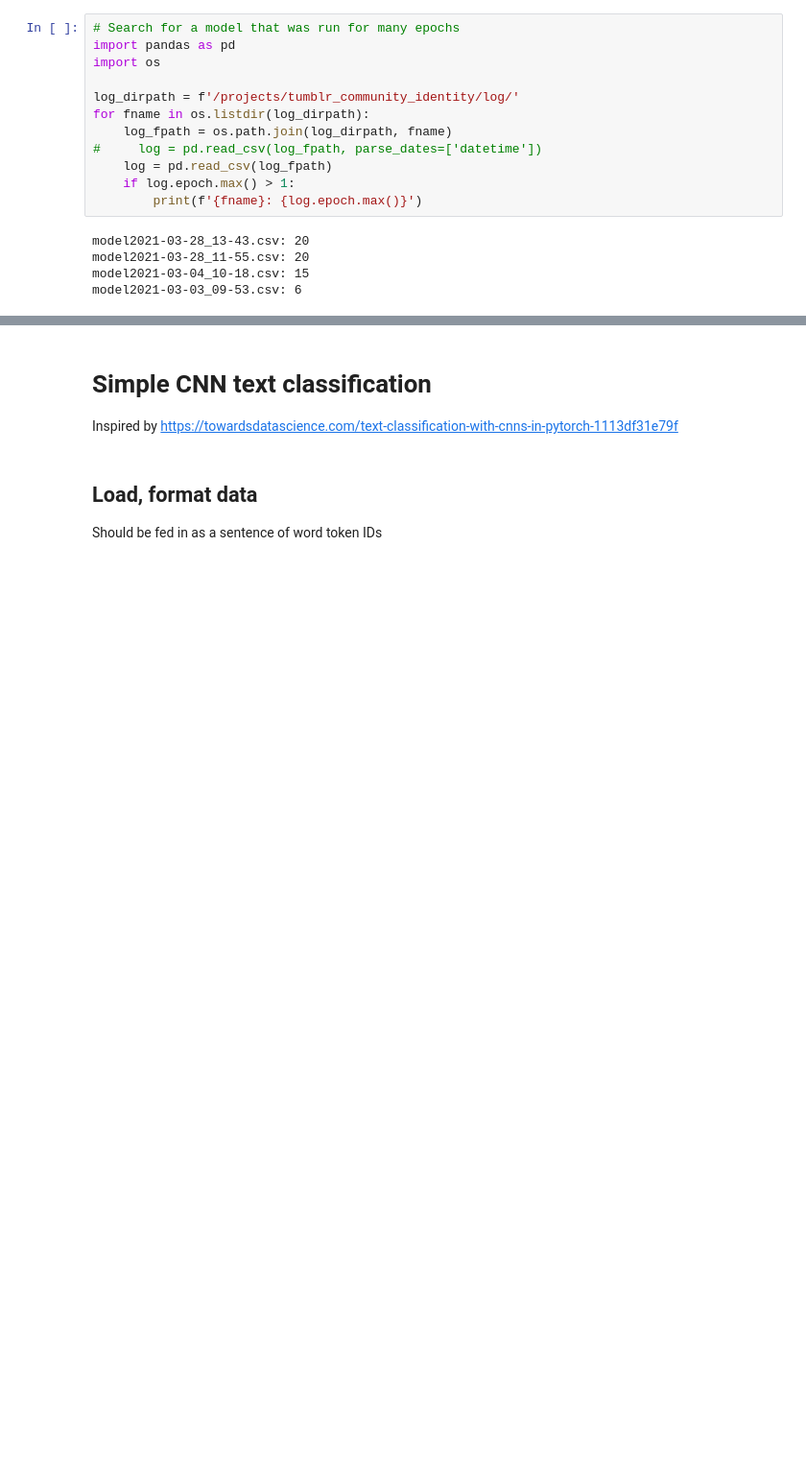
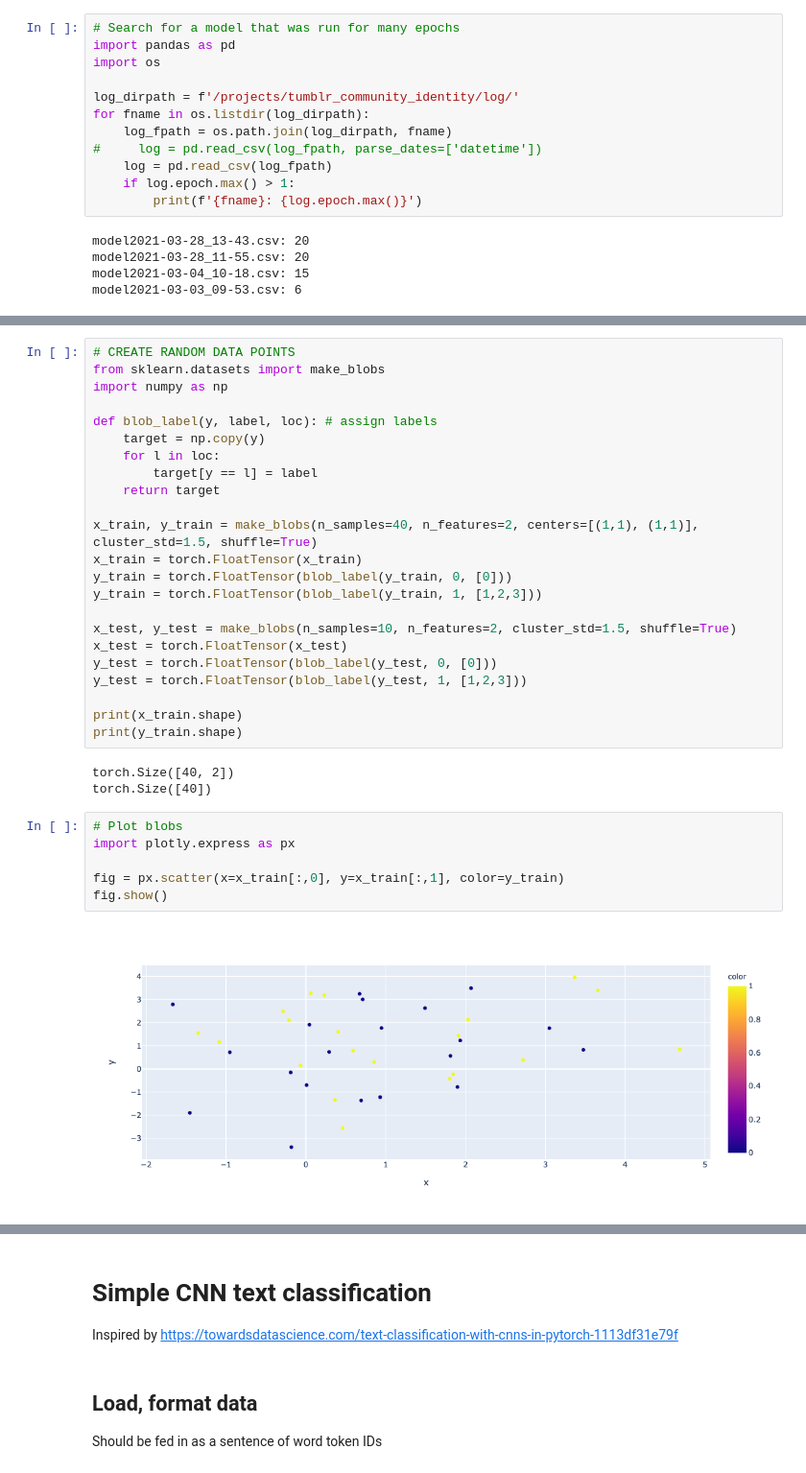
Before and after one commit to michaelmilleryoder/tumblr_community_identity, a Jupyter notebook: jupyter/pytorch_reblog_prediction.ipynb, the cells around one changed output, grey strips where cells are left out. Shown at 96% size. Cells and saved outputs as stored; diff of their text form; blank space fills up the shorter version.

Commit message:
CNN and FFN PyTorch

```diff
--- a/jupyter/pytorch_reblog_prediction.ipynb
+++ b/jupyter/pytorch_reblog_prediction.ipynb
@@ -82,0 +107,34 @@ model2021-03-03_09-53.csv: 6
+# %%
+# CREATE RANDOM DATA POINTS
+from sklearn.datasets import make_blobs
+import numpy as np
+
+def blob_label(y, label, loc): # assign labels
+    target = np.copy(y)
+    for l in loc:
+        target[y == l] = label
+    return target
+
+x_train, y_train = make_blobs(n_samples=40, n_features=2, centers=[(1,1), (1,1)], cluster_std=1.5, shuffle=True)
+x_train = torch.FloatTensor(x_train)
+y_train = torch.FloatTensor(blob_label(y_train, 0, [0]))
+y_train = torch.FloatTensor(blob_label(y_train, 1, [1,2,3]))
+
+x_test, y_test = make_blobs(n_samples=10, n_features=2, cluster_std=1.5, shuffle=True)
+x_test = torch.FloatTensor(x_test)
+y_test = torch.FloatTensor(blob_label(y_test, 0, [0]))
+y_test = torch.FloatTensor(blob_label(y_test, 1, [1,2,3]))
+
+print(x_train.shape)
+print(y_train.shape)
+# %% [output]
+torch.Size([40, 2])
+torch.Size([40])
+# %%
+# Plot blobs
+import plotly.express as px
+
+fig = px.scatter(x=x_train[:,0], y=x_train[:,1], color=y_train)
+fig.show()
+# %% [output]
+[figure, added]
```
Also changed, not shown: parts of 22 cells of this notebook, 5 other files.
